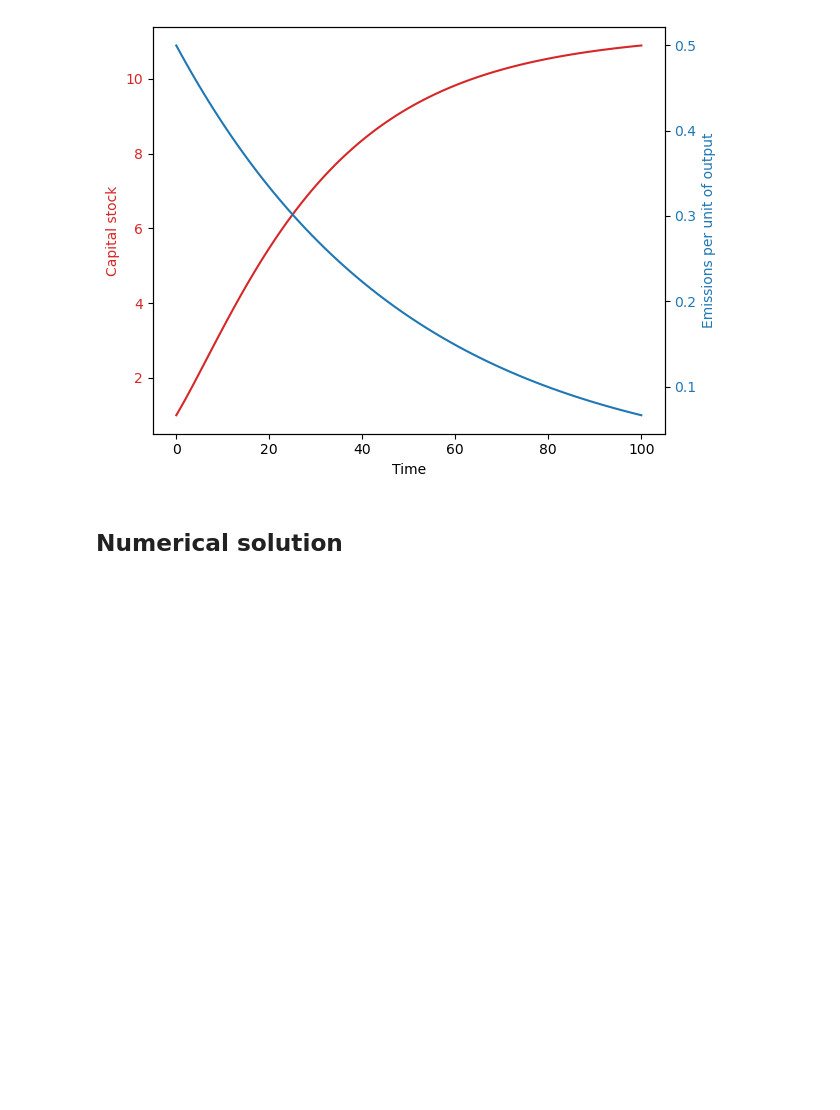
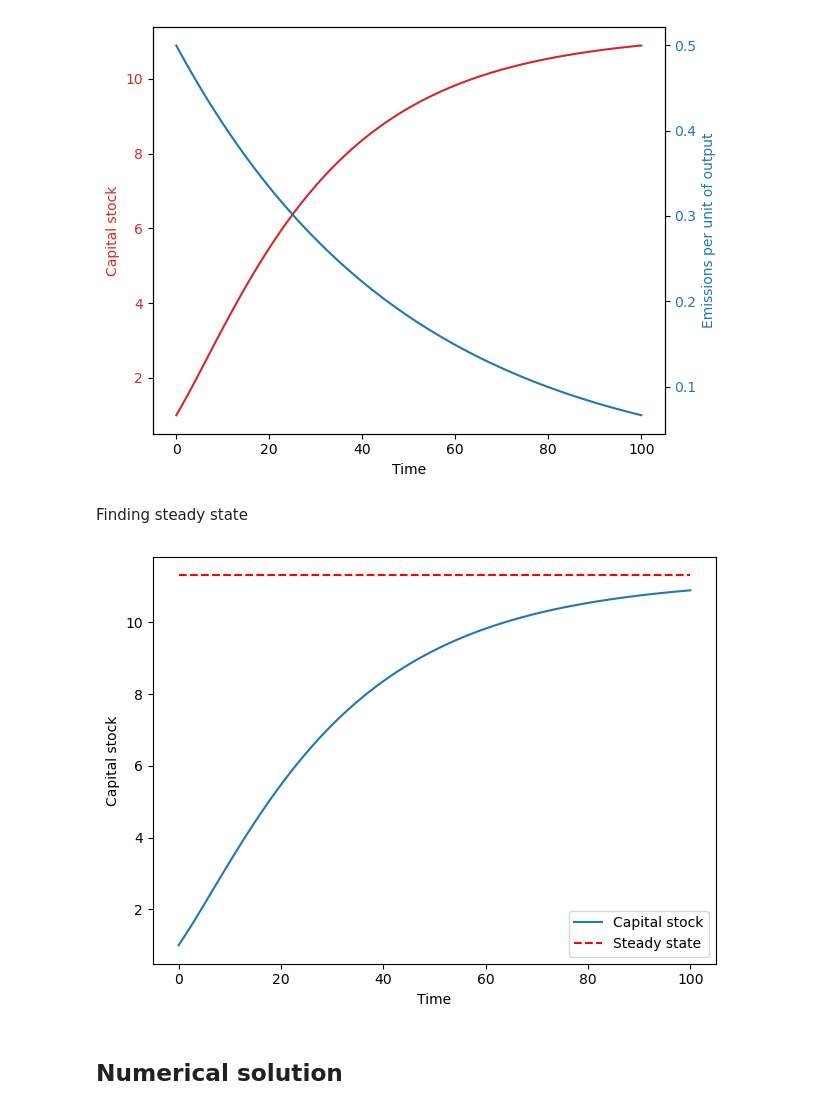
Before and after one commit to NumEconCopenhagen/projects-2023-ctrl-alt-elite, a Jupyter notebook: modelproject/modelproject.ipynb, the cells around one changed output. Saved outputs shown, nothing was run; the diff lists cells and outputs as text; code cells hidden in the pictures; blank space fills up the shorter version.

```diff
--- a/modelproject/modelproject.ipynb
+++ b/modelproject/modelproject.ipynb
@@ -86,6 +86,42 @@ fig.tight_layout()
 plt.show()
 # %% [output]
 [figure]
+# %% [markdown]
+Finding steady state
+# %%
+# Define the function that describes the green Solow model
+def green_solow_model(k, s, n, delta, alpha, A, g, b, e):
+    return s*A*(k**alpha)*(1-b*e) - (delta+n)*k
+
+
+# Calculate the steady state values of k and e
+k_star = ((s*A)/(delta+n))**(1/(1-alpha))
+e_star = 0
+
+# Create arrays to store the values of k and e over time
+k = np.zeros(T+1)
+k[0] = k0
+e = np.zeros(T+1)
+e[0] = e0
+
+# Iterate the green Solow model over time
+for t in range(T):
+    k[t+1] = k[t] + green_solow_model(k[t], s, n, delta, alpha, A, g, b, e[t])
+    e[t+1] = e[t]*(1-g)
+
+# Plot the results
+fig, ax = plt.subplots()
+
+ax.plot(range(T+1), k, label='Capital stock')
+ax.plot(range(T+1), np.full(T+1, k_star), 'r--', label='Steady state')
+ax.set_xlabel('Time')
+ax.set_ylabel('Capital stock')
+ax.legend(loc='best')
+
+fig.tight_layout()
+plt.show()
+# %% [output]
+[figure, added]
 # %% [markdown]
 ## Numerical solution
 # %% [markdown]
```
